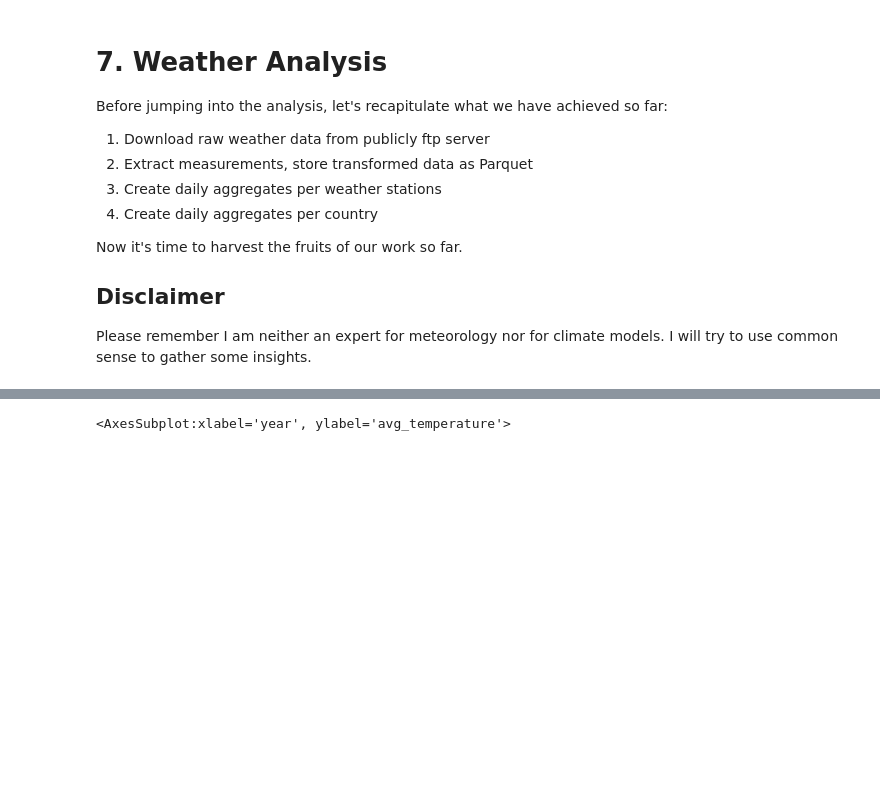
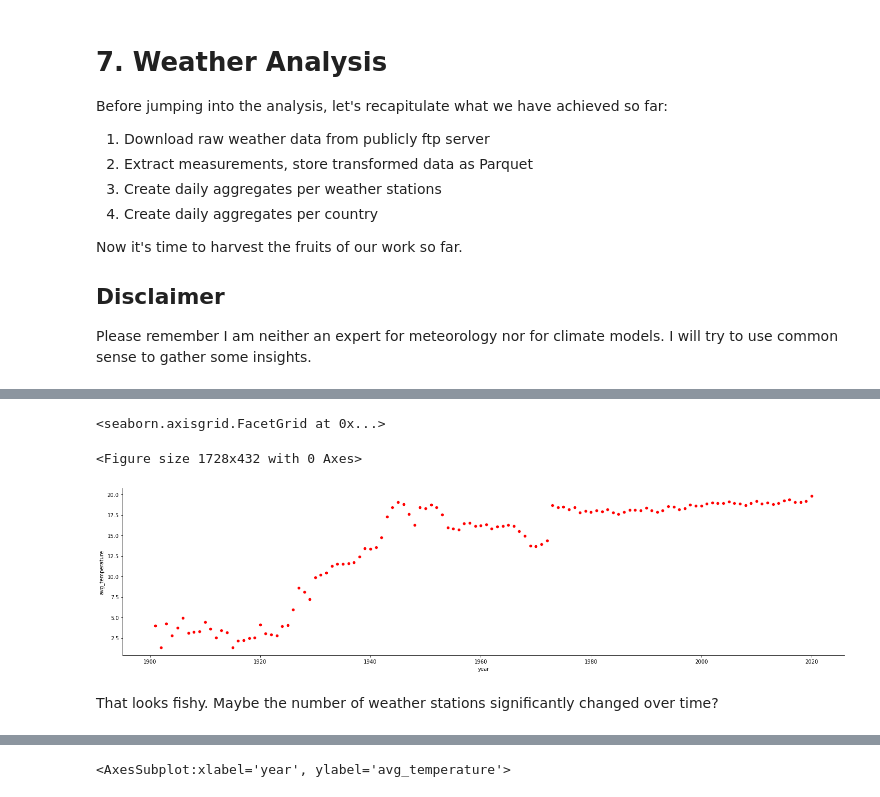
Before and after one commit to dimajix/weather-analysis, a Jupyter notebook: Weather Analysis.ipynb, the cells around one changed output, grey strips where cells are left out. Saved outputs shown, nothing was run; the diff lists cells and outputs as text; code cells hidden in the pictures; blank space fills up the shorter version.

```diff
--- a/Weather Analysis.ipynb
+++ b/Weather Analysis.ipynb
@@ -737,0 +759,4 @@ Please remember I am neither an expert for meteorology nor for climate models. I
+# %%
+# Read in data again
+daily_country_weather = spark.read.parquet(daily_country_weather_location)
+daily_country_weather.printSchema()
@@ -737,0 +774,18 @@ Please remember I am neither an expert for meteorology nor for climate models. I
+# %%
+yearly_weather = daily_country_weather \
+    .withColumn("year", f.year(f.col("date"))) \
+    .groupBy("year").agg(
+        f.avg(f.col("avg_temperature")).alias("avg_temperature"),
+        f.avg(f.col("avg_wind_speed")).alias("avg_wind_speed"),
+        f.avg(f.col("max_wind_speed")).alias("max_wind_speed")
+    )\
+    .orderBy(f.col("year")).toPandas()
+# %%
+plt.figure(figsize=(24,6))
+sns.relplot(data=yearly_weather, x="year", y="avg_temperature", color="r", aspect=4)
+# %% [output]
+<seaborn.axisgrid.FacetGrid at 0x...>
+<Figure size 1728x432 with 0 Axes>
+[figure, added]
+# %% [markdown]
+That looks fishy. Maybe the number of weather stations significantly changed over time?
```
Also changed, not shown: parts of 18 cells of this notebook, 1 other file.
